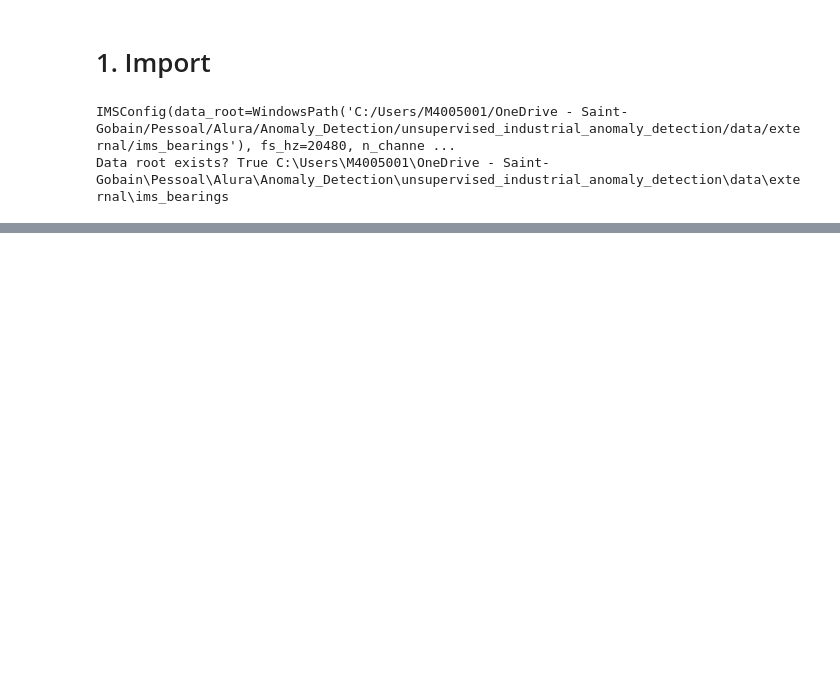
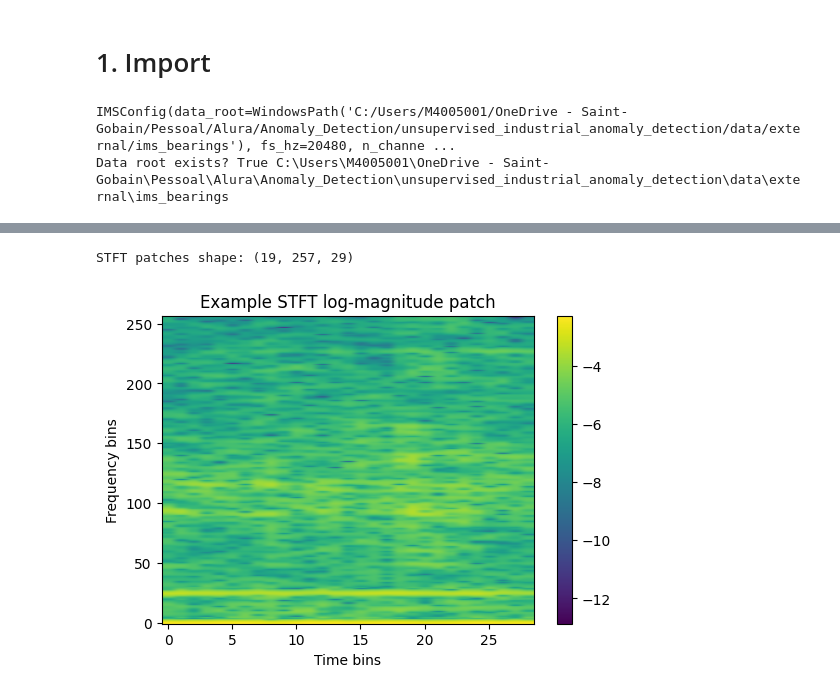
Before and after one commit to marioandrededeus/unsupervised-industrial-anomaly-detection, a Jupyter notebook: experiments/exp_b_ims_stft_autoencoder/notebooks/02_experiment_b_stft_autoencoder_ims.ipynb, the cells around one changed output, grey strips where cells are left out. Drawn from its saved outputs; the diff is of its cells as text; code cells hidden in the pictures; blank space fills up the shorter version.

```diff
--- a/experiments/exp_b_ims_stft_autoencoder/notebooks/02_experiment_b_stft_autoencoder_ims.ipynb
+++ b/experiments/exp_b_ims_stft_autoencoder/notebooks/02_experiment_b_stft_autoencoder_ims.ipynb
@@ -155,0 +217,18 @@ dtype: object
+# %%
+def window_1d(x: np.ndarray, window_size: int, overlap: float) -> np.ndarray:
+    if x.ndim != 1:
+        raise ValueError("x must be 1D")
+    step = int(window_size * (1.0 - overlap))
+    if step <= 0:
+        raise ValueError("Invalid overlap/window_size (step <= 0)")
+
+    n = len(x)
+    if n < window_size:
+        return np.empty((0, window_size), dtype=np.float32)
+
+    starts = np.arange(0, n - window_size + 1, step, dtype=int)
+    return np.stack([x[s:s+window_size] for s in starts], axis=0).astype(np.float32)
+
+x_ch = x[:, cfg.use_channel]
+W = window_1d(x_ch, cfg.window_size, cfg.overlap)
+print("Windowed shape:", W.shape)  # (n_windows, window_size)
@@ -155,0 +246,44 @@ dtype: object
+# %%
+def stft_patch(
+    w: np.ndarray,
+    fs_hz: int,
+    nperseg: int,
+    noverlap: int,
+    nfft: int,
+    eps: float = 1e-8
+) -> np.ndarray:
+    # w: (window_size,)
+    f, t, Zxx = signal.stft(
+        w,
+        fs=fs_hz,
+        nperseg=nperseg,
+        noverlap=noverlap,
+        nfft=nfft,
+        boundary=None,
+        padded=False,
+    )
+    mag = np.abs(Zxx).astype(np.float32)
+    logmag = np.log(mag + eps).astype(np.float32)
+    return logmag  # shape: (freq_bins, time_bins)
+
+# Build patches for one snapshot (all windows)
+patches = np.stack(
+    [
+        stft_patch(w, cfg.fs_hz, cfg.stft_nperseg, cfg.stft_noverlap, cfg.stft_nfft)
+        for w in W
+    ],
+    axis=0
+)
+print("STFT patches shape:", patches.shape)  # (n_windows, freq_bins, time_bins)
+
+# Plot one patch
+plt.figure(figsize=(6, 4))
+plt.imshow(patches[0], aspect="auto", origin="lower")
+plt.title("Example STFT log-magnitude patch")
+plt.xlabel("Time bins")
+plt.ylabel("Frequency bins")
+plt.colorbar()
+plt.show()
+# %% [output]
+STFT patches shape: (19, 257, 29)
+[figure, added]
```
Also changed, not shown: parts of 13 cells of this notebook.
